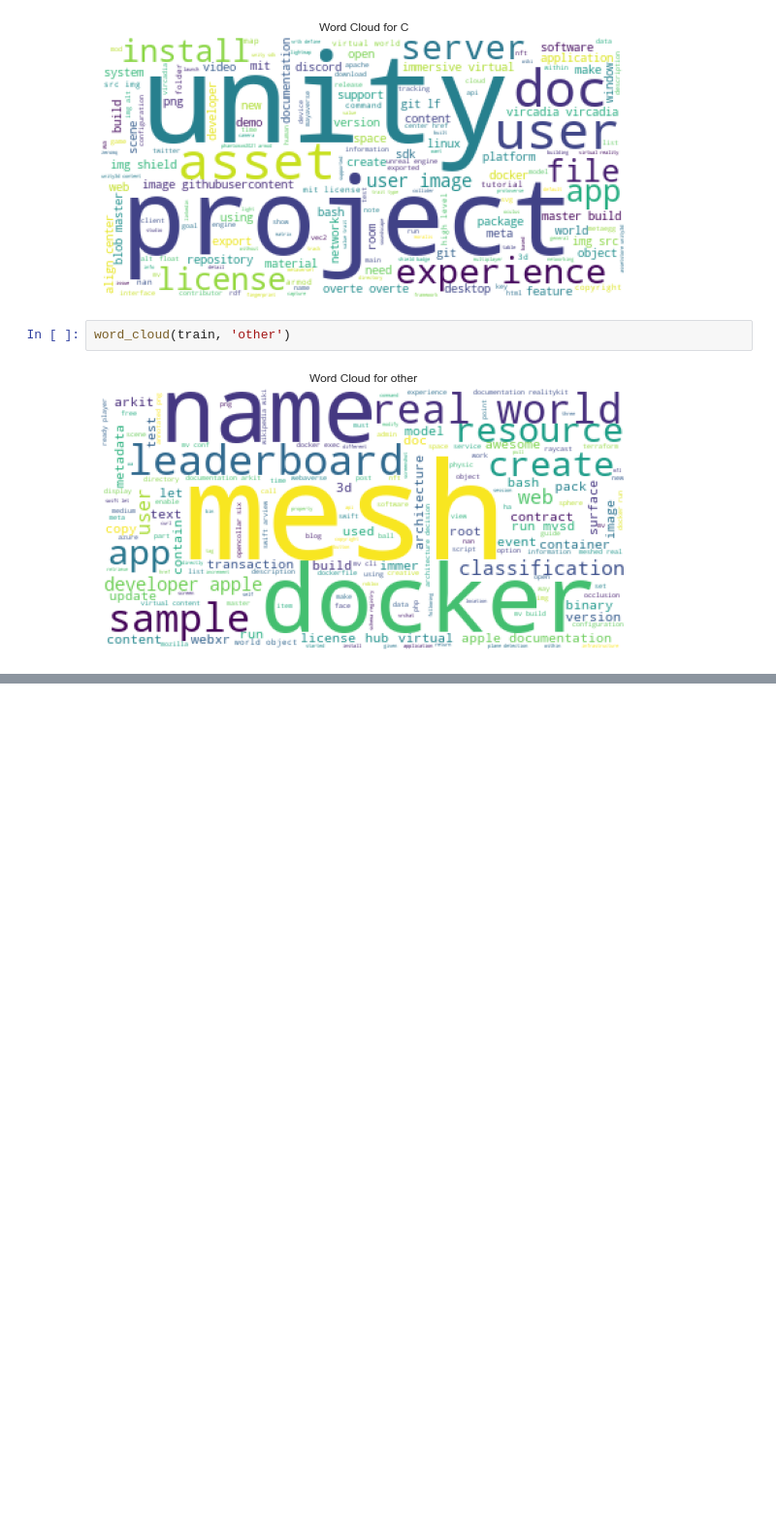
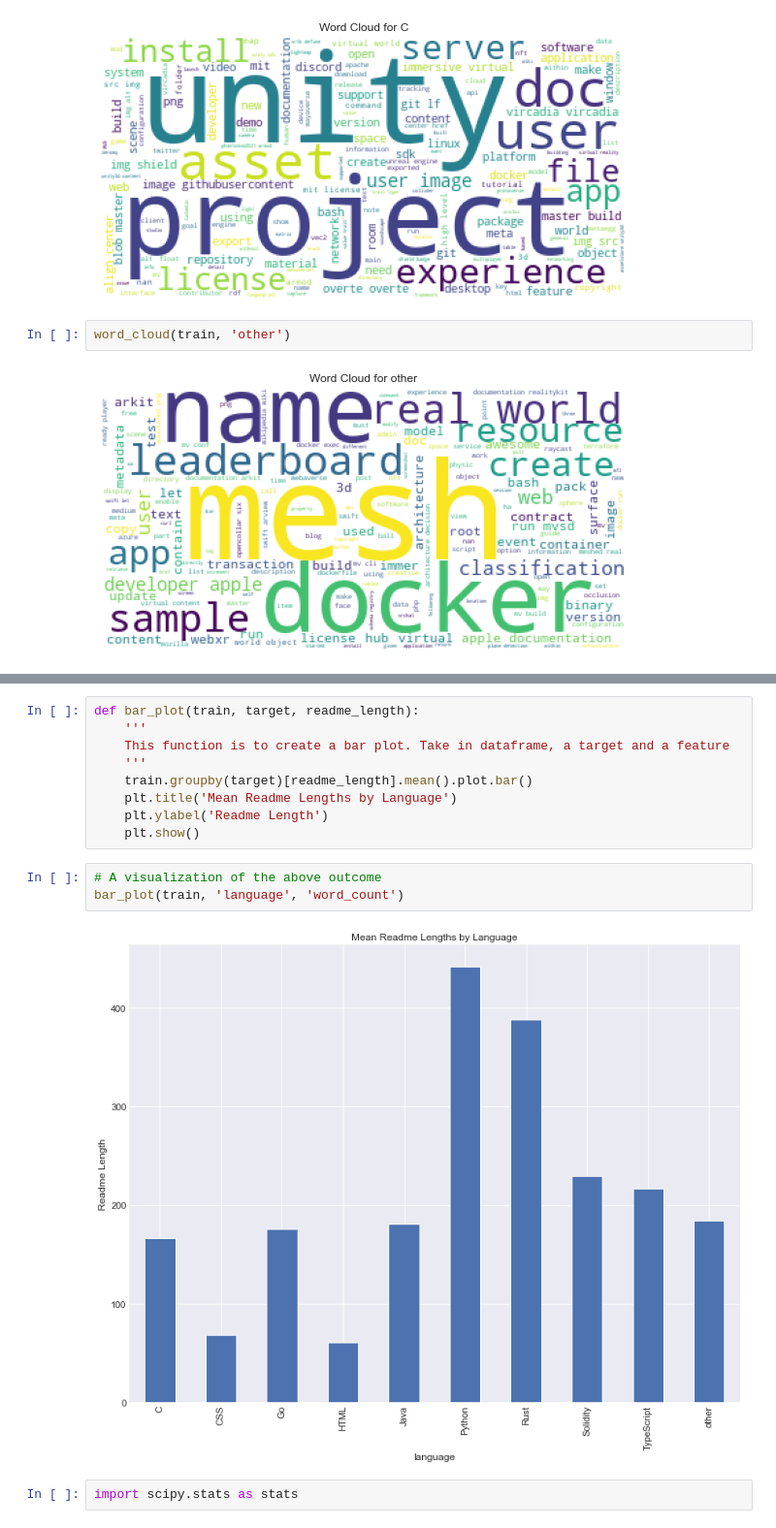
Before and after one commit to MBM-nlp/github_classification_project, a Jupyter notebook: prepare_explore_bg.ipynb, the cells around one changed output, grey strips where cells are left out. Shown at 97% size. Saved outputs shown, nothing was run; the diff lists cells and outputs as text; blank space fills up the shorter version.

```diff
--- a/prepare_explore_bg.ipynb
+++ b/prepare_explore_bg.ipynb
@@ -664,0 +776,16 @@ word_cloud(train, 'other')
+# %%
+def bar_plot(train, target, readme_length):
+    '''
+    This function is to create a bar plot. Take in dataframe, a target and a feature
+    '''
+    train.groupby(target)[readme_length].mean().plot.bar()
+    plt.title('Mean Readme Lengths by Language')
+    plt.ylabel('Readme Length')
+    plt.show()
+# %%
+# A visualization of the above outcome
+bar_plot(train, 'language', 'word_count')
+# %% [output]
+[figure, added]
+# %%
+import scipy.stats as stats
```
Also changed, not shown: parts of 22 cells of this notebook.
